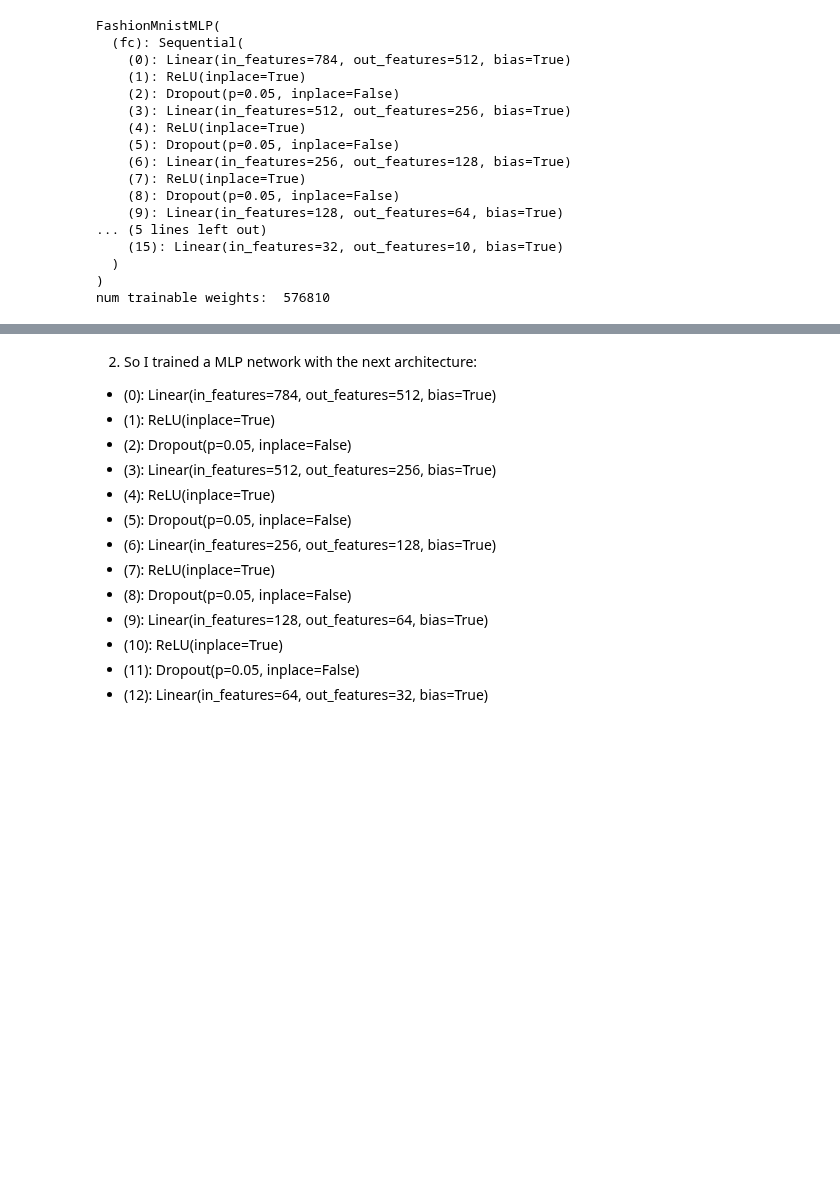
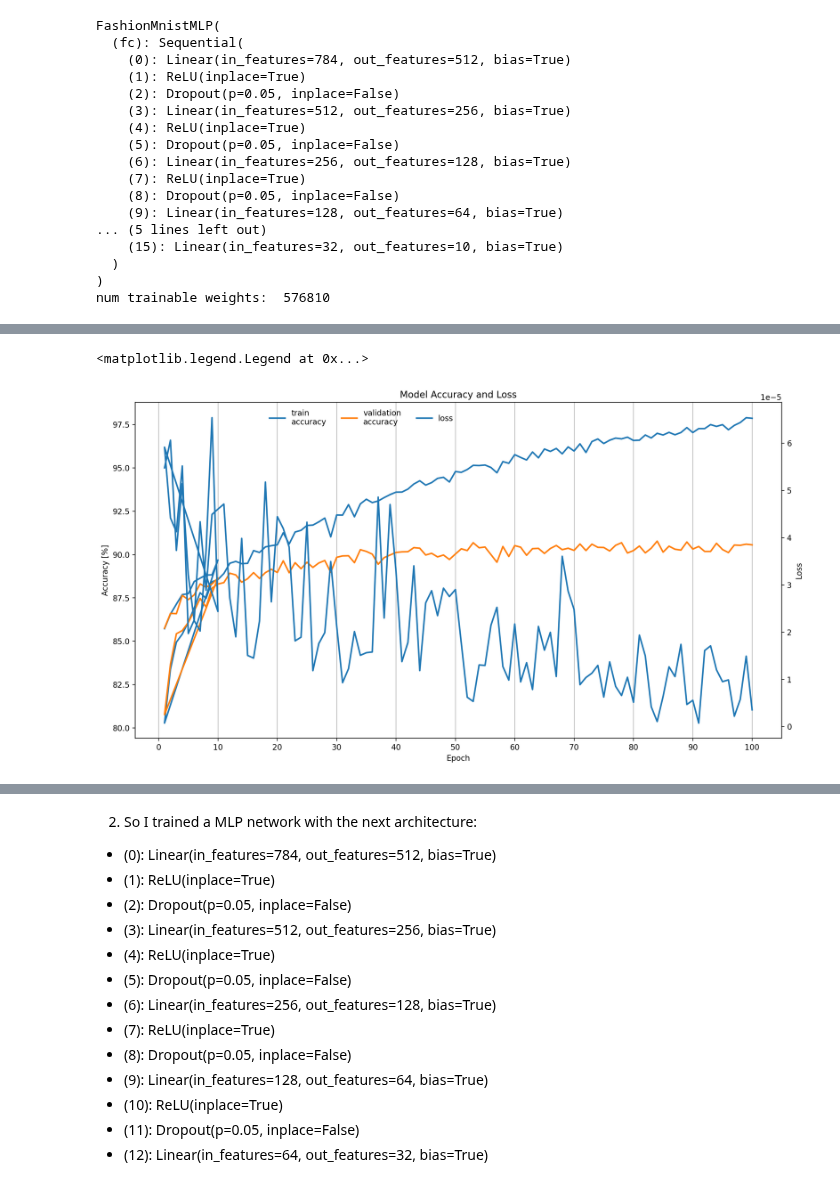
Before and after one commit to RoyElkabetz/EE-046211-Technion-Deep-Learning, a Jupyter notebook: Hw2/ee046211_hw2_mlp_cnn_students_solution.ipynb, the cells around one changed output, grey strips where cells are left out. Saved outputs shown, nothing was run; the diff lists cells and outputs as text; code cells hidden in the pictures; blank space fills up the shorter version.

```diff
--- a/Hw2/ee046211_hw2_mlp_cnn_students_solution.ipynb
+++ b/Hw2/ee046211_hw2_mlp_cnn_students_solution.ipynb
@@ -1217,7 +1219,7 @@ for epoch in range(1, num_epochs + 1):
     # Calculate training + valid sets accuracy
     train_accuracy, _ = calculate_accuracy(model, train_loader, device)
     valid_accuracy, _ = calculate_accuracy(model, valid_loader, device)
-    log = "Epoch: {} | Loss: {:.4f} | Training accuracy: {:.3f}% | valid accuracy: {:.3f}% | ".format(epoch
+    log = "Epoch: {} | Loss: {:.6f} | Training accuracy: {:.3f}% | valid accuracy: {:.3f}% | ".format(epoch
     , running_loss, train_accuracy, valid_accuracy)
     epoch_time = time.time() - epoch_time
     log += "Epoch Time: {:.2f} secs".format(epoch_time)
@@ -1295,0 +1297,24 @@ test accuracy: 89.490%
+# %%
+fig, ax = plt.subplots(1, 1, figsize=(15,8), dpi=200)
+fig.patch.set_facecolor('white')
+
+# plot accuracy
+p1 = ax.plot(logger['epochs'], logger['train_acc'], linewidth=2, label='train\naccuracy')
+p2 = ax.plot(logger['epochs'], logger['valid_acc'], linewidth=2, label='validation\naccuracy')
+ax.set_xticks(range(0, num_epochs + 1, 10))
+ax.set_xticklabels(range(0, num_epochs + 1, 10))
+ax.set_xlabel('Epoch')
+ax.set_ylabel('Accuracy [%]')
+ax.set_title('Model Accuracy and Loss')
+ax.xaxis.grid()
+ax1 = ax.twinx()
+ax1.set_ylabel('Loss')
+p3 = ax1.plot(logger['epochs'], logger['loss'], linewidth=2, label='loss')
+
+# Add legend
+lns = p1 + p2 + p3
+labs = [l.get_label() for l in lns]
+ax.legend(lns, labs, loc='upper center', ncol=3, frameon=False, bbox_to_anchor=(0.35, 1.0))
+# %% [output]
+<matplotlib.legend.Legend at 0x...>
+[figure, added]
```
Also changed, not shown: parts of 6 cells of this notebook.
